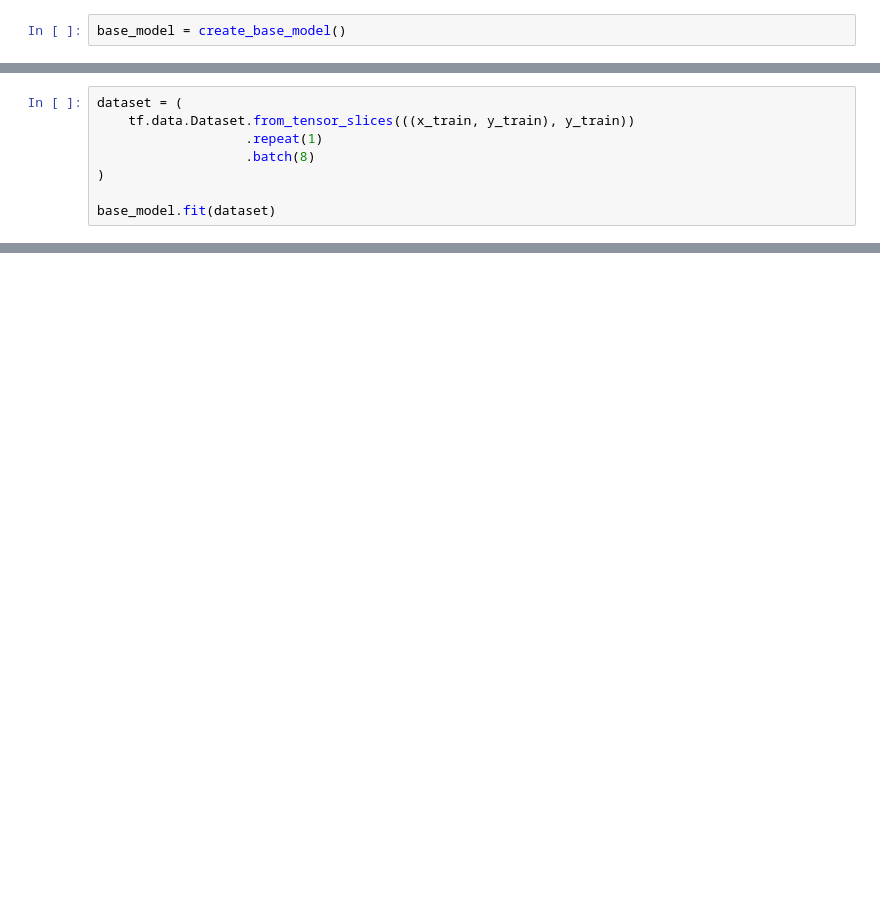
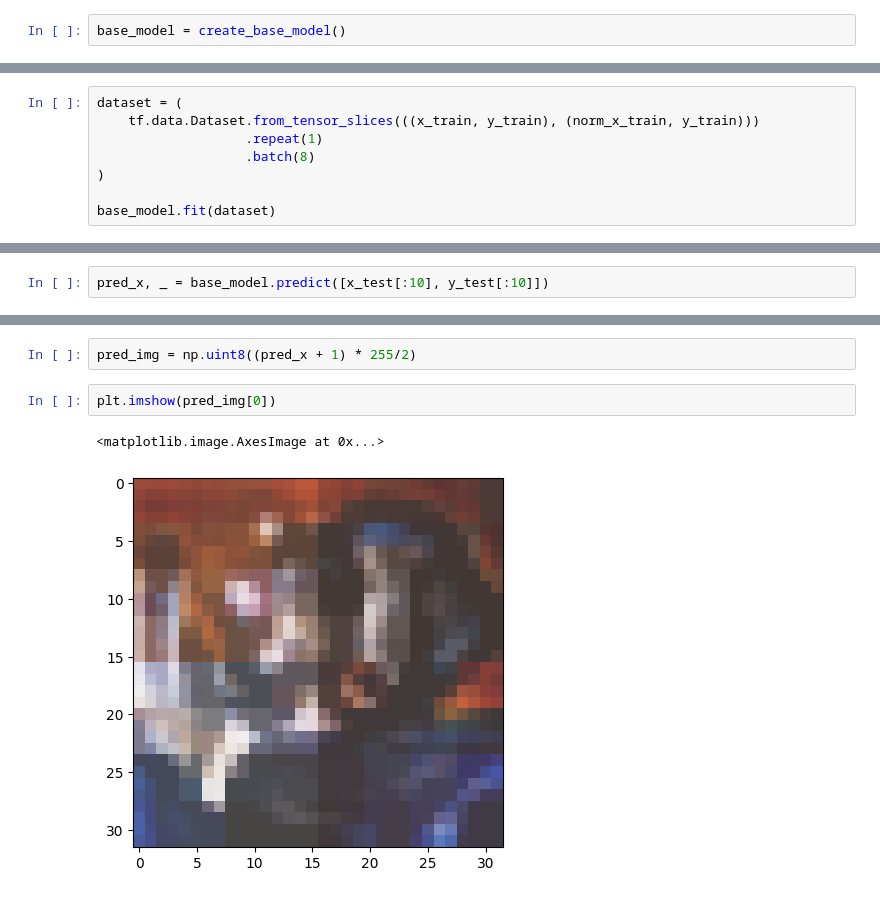
Before and after one commit to vkthakur90/jupyter_notebooks, a Jupyter notebook: ConvAttention.ipynb, the cells around one changed output, grey strips where cells are left out. Saved outputs shown, nothing was run; the diff lists cells and outputs as text; blank space fills up the shorter version.

```diff
--- a/ConvAttention.ipynb
+++ b/ConvAttention.ipynb
@@ -245,6 +288,6 @@ norm_x_train = x_train/127.5 - 1
 # %%
 dataset = (
-    tf.data.Dataset.from_tensor_slices(((x_train, y_train), y_train))
+    tf.data.Dataset.from_tensor_slices(((x_train, y_train), (norm_x_train, y_train)))
                    .repeat(1)
                    .batch(8)
 )
@@ -260,0 +308,2 @@ base_model.evaluate(x = [x_test, y_test], y = y_test)
+# %%
+pred_x, _ = base_model.predict([x_test[:10], y_test[:10]])
@@ -260,0 +312,7 @@ base_model.evaluate(x = [x_test, y_test], y = y_test)
+# %%
+pred_img = np.uint8((pred_x + 1) * 255/2)
+# %%
+plt.imshow(pred_img[0])
+# %% [output]
+<matplotlib.image.AxesImage at 0x...>
+[figure, added]
```
Also changed, not shown: parts of 10 cells of this notebook.
